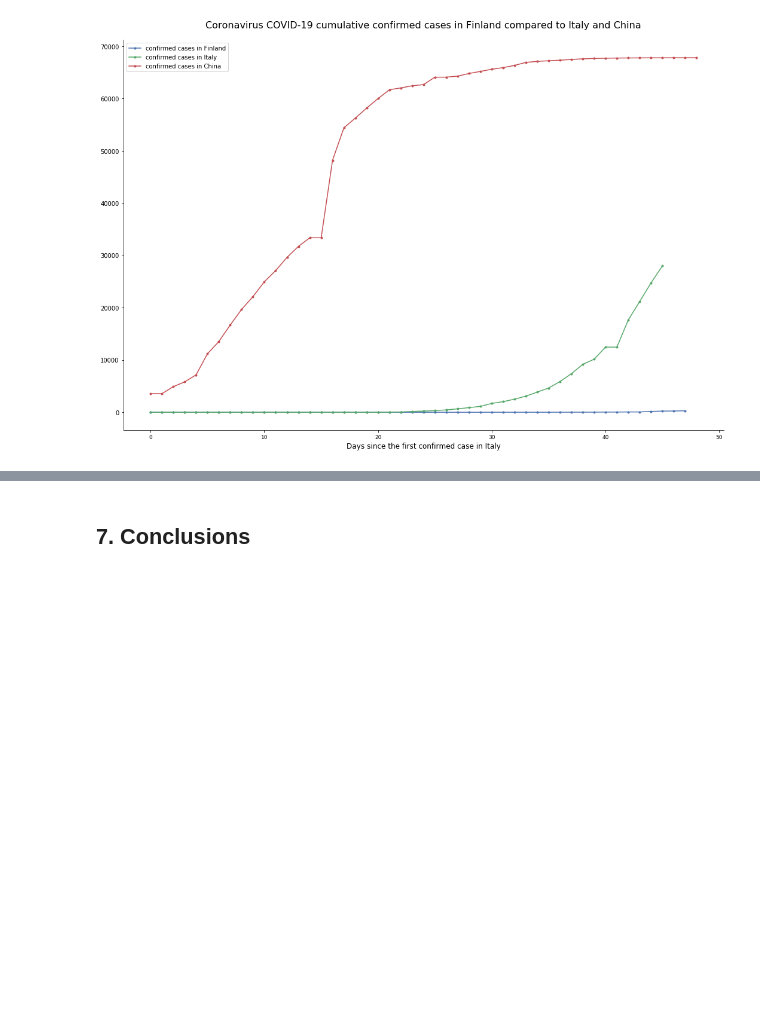
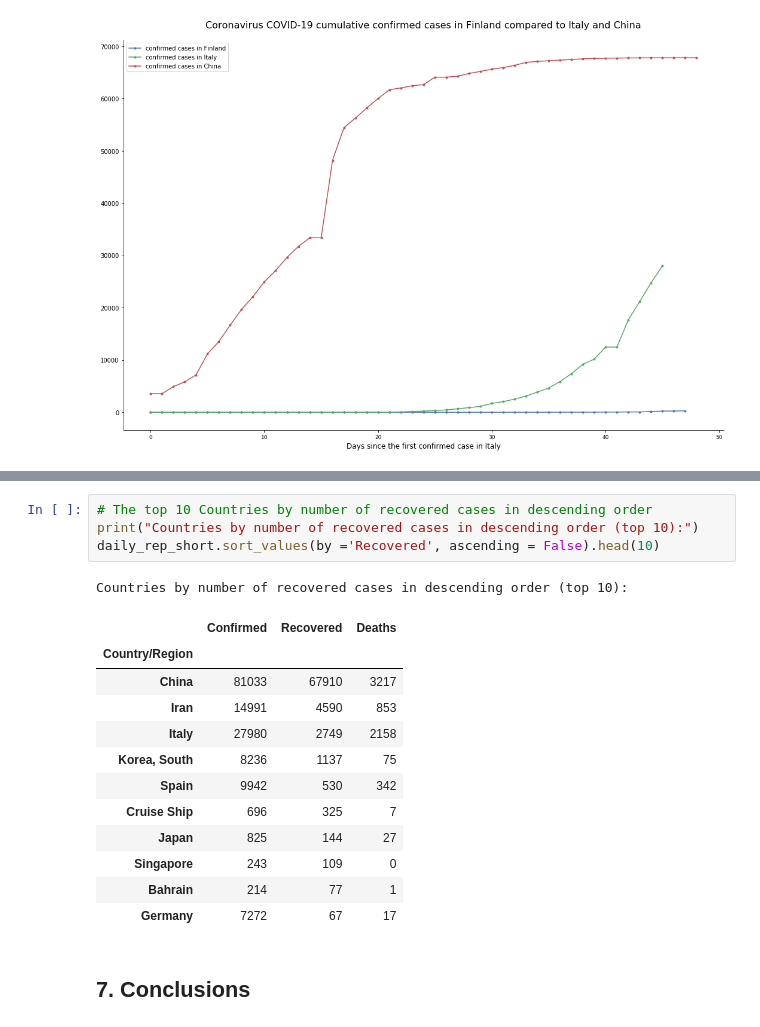
Before and after one commit to BerniHacker/Coronavirus, a Jupyter notebook: Coronavirus_Finland.ipynb, the cells around one changed output, grey strips where cells are left out. Saved outputs shown, nothing was run; the diff lists cells and outputs as text; blank space fills up the shorter version.

```diff
--- a/Coronavirus_Finland.ipynb
+++ b/Coronavirus_Finland.ipynb
@@ -777,3 +904,21 @@ cust_line_plot((list(range(len(finland_confirmed_pos))), finland_confirmed_pos,
+# %%
+# The top 10 Countries by number of recovered cases in descending order
+print("Countries by number of recovered cases in descending order (top 10):")
+daily_rep_short.sort_values(by ='Recovered', ascending = False).head(10)
+# %% [output]
+Countries by number of recovered cases in descending order (top 10):
+|  | Confirmed | Recovered | Deaths |
+| Country/Region |  |  |  |
+| China | 81033 | 67910 | 3217 |
+| Iran | 14991 | 4590 | 853 |
+| Italy | 27980 | 2749 | 2158 |
+| Korea, South | 8236 | 1137 | 75 |
+| Spain | 9942 | 530 | 342 |
+| Cruise Ship | 696 | 325 | 7 |
+| Japan | 825 | 144 | 27 |
+| Singapore | 243 | 109 | 0 |
+| Bahrain | 214 | 77 | 1 |
+| Germany | 7272 | 67 | 17 |
 # %% [markdown]
 ## 7. Conclusions <a name="7."></a>
 # %% [markdown]
```
Also changed, not shown: parts of 30 cells of this notebook, 1 other file.
